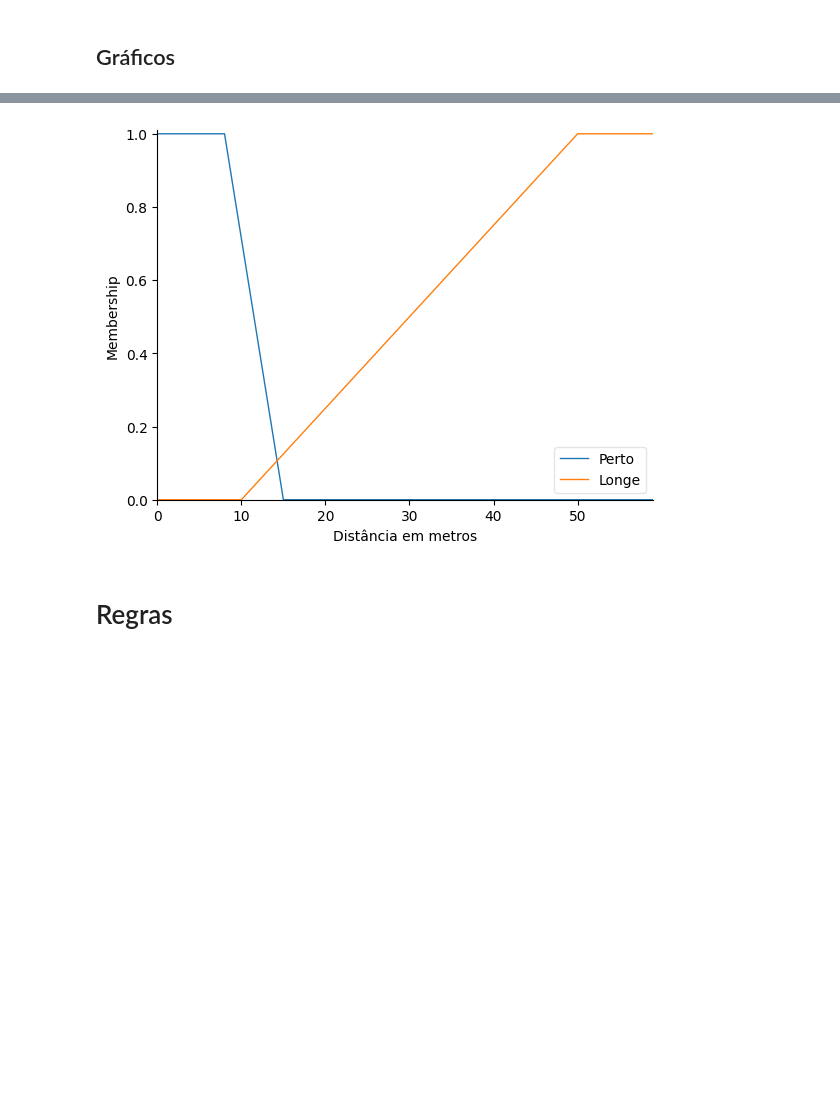
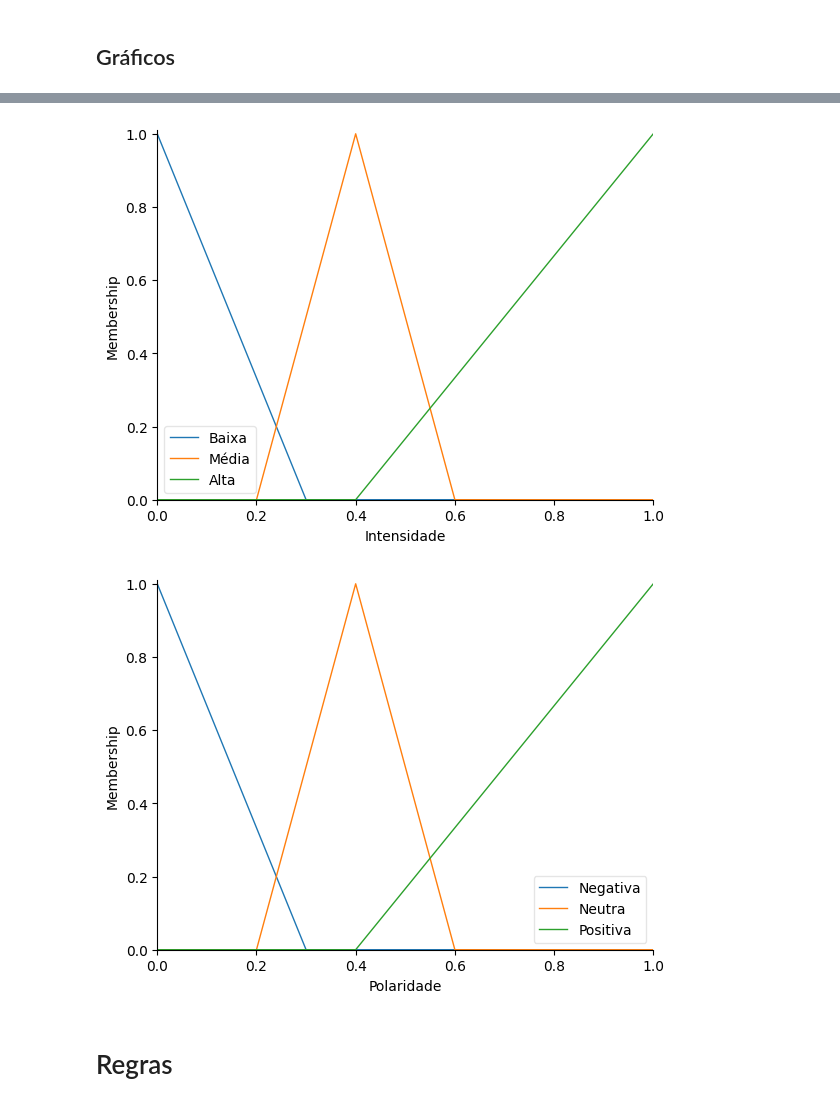
Before and after one commit to BccMaterial/IA-EP3, a Jupyter notebook: main.ipynb, the cells around one changed output, grey strips where cells are left out. Saved outputs shown, nothing was run; the diff lists cells and outputs as text; code cells hidden in the pictures; blank space fills up the shorter version.

```diff
--- a/main.ipynb
+++ b/main.ipynb
@@ -96,6 +106,10 @@ aprox.view()
 # %%
-dist.view()
+intensidade.view()
 # %% [output]
-[figure, old version]
+[figure, new version]
+# %%
+polaridade.view()
+# %% [output]
+[figure, added]
 # %% [markdown]
 # Regras
```
Also changed, not shown: parts of 11 cells of this notebook, 1 other file.
